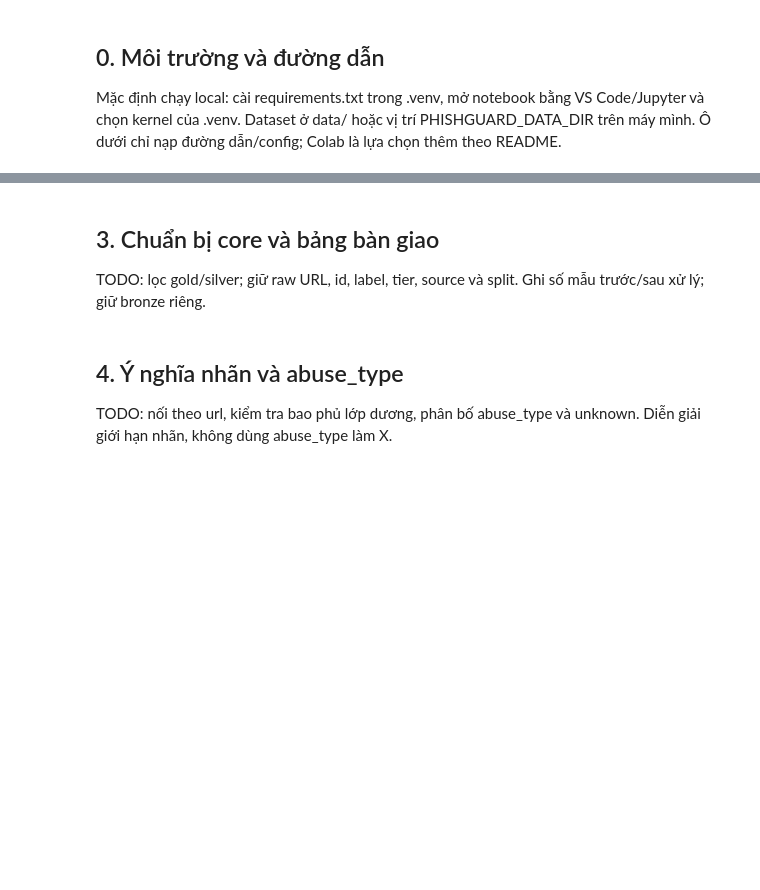
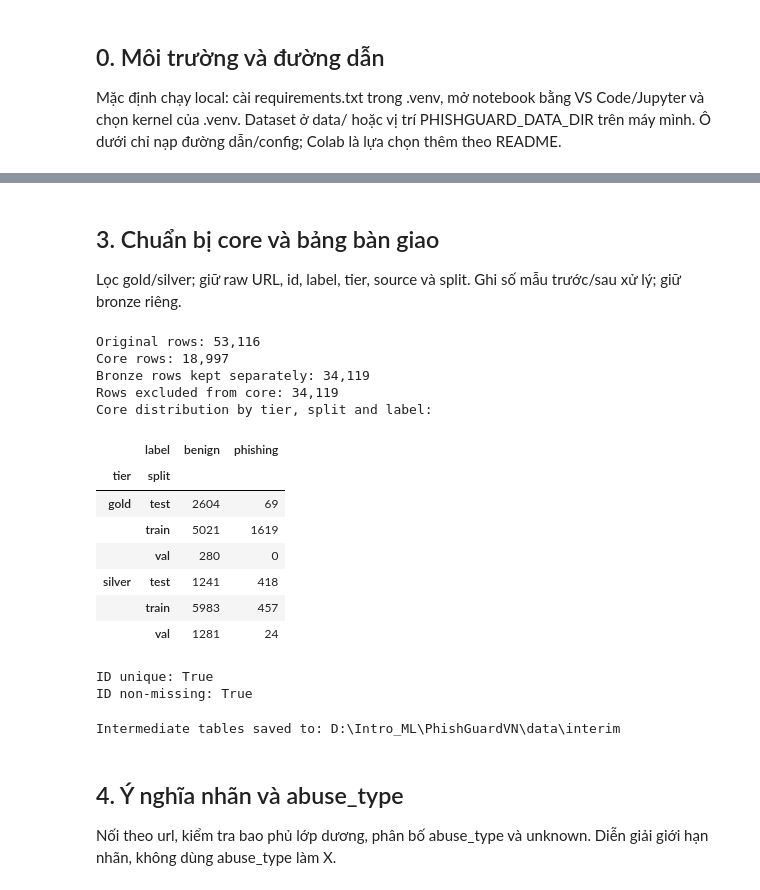
Before and after one commit to phuctran33/PhishGuardVN, a Jupyter notebook: notebooks/01_data_quality.ipynb, the cells around one changed output, grey strips where cells are left out. Drawn from its saved outputs; the diff is of its cells as text; code cells hidden in the pictures; blank space fills up the shorter version.

```diff
--- a/notebooks/01_data_quality.ipynb
+++ b/notebooks/01_data_quality.ipynb
@@ -52,10 +267,58 @@ TODO: thống kê missing/constant, URL/ID trùng, nhãn xung đột, URL lỗi.
 # %% [markdown]
 ## 3. Chuẩn bị core và bảng bàn giao
-TODO: lọc gold/silver; giữ raw URL, id, label, tier, source và split. Ghi số mẫu trước/sau xử lý; giữ bronze riêng.
+Lọc gold/silver; giữ raw URL, id, label, tier, source và split. Ghi số mẫu trước/sau xử lý; giữ bronze riêng.
 # %%
-# core = prepare_core(frame)
-# TODO: chỉ xuất bảng sau khi kiểm định; không ghi đè dữ liệu gốc.
-# OUTPUT_DIR = PROJECT_ROOT / "data" / "interim"
+# Select gold/silver as the core dataset.
+core = prepare_core(frame)
+
+# Keep bronze separate.
+bronze = frame.loc[frame["tier"].eq("bronze")].copy()
+
+# Record rows excluded from the core because of their tier.
+excluded = frame.loc[~frame.index.isin(core.index), ["id", "tier"]].copy()
+excluded["reason"] = "tier_not_in_core_gold_silver"
+
+print(f"Original rows: {len(frame):,}")
+print(f"Core rows: {len(core):,}")
+print(f"Bronze rows kept separately: {len(bronze):,}")
+print(f"Rows excluded from core: {len(excluded):,}")
+
+print("Core distribution by tier, split and label:")
+display(
+    core.groupby(["tier", "split", "label"])
+    .size()
+    .unstack("label", fill_value=0)
+)
+
+print("ID unique:", core["id"].is_unique)
+print("ID non-missing:", core["id"].notna().all())
+# %% [output]
+Original rows: 53,116
+Core rows: 18,997
+Bronze rows kept separately: 34,119
+Rows excluded from core: 34,119
+Core distribution by tier, split and label:
+|  | label | benign | phishing |
+| tier | split |  |  |
+| gold | test | 2604 | 69 |
+|  | train | 5021 | 1619 |
+|  | val | 280 | 0 |
+| silver | test | 1241 | 418 |
+|  | train | 5983 | 457 |
+|  | val | 1281 | 24 |
+ID unique: True
+ID non-missing: True
+# %%
+OUTPUT_DIR = PROJECT_ROOT / "data" / "interim"
+OUTPUT_DIR.mkdir(parents=True, exist_ok=True)
+
+core.to_csv(OUTPUT_DIR / "core_gold_silver.csv", index=False)
+bronze.to_csv(OUTPUT_DIR / "bronze_separate.csv", index=False)
+excluded.to_csv(OUTPUT_DIR / "core_exclusions.csv", index=False)
+
+print(f"Intermediate tables saved to: {OUTPUT_DIR}")
+# %% [output]
+Intermediate tables saved to: D:\Intro_ML\PhishGuardVN\data\interim
 # %% [markdown]
 ## 4. Ý nghĩa nhãn và abuse_type
-TODO: nối theo url, kiểm tra bao phủ lớp dương, phân bố abuse_type và unknown. Diễn giải giới hạn nhãn, không dùng abuse_type làm X.
+Nối theo url, kiểm tra bao phủ lớp dương, phân bố abuse_type và unknown. Diễn giải giới hạn nhãn, không dùng abuse_type làm X.
```
Also changed, not shown: parts of 11 cells of this notebook, 1 other file.
